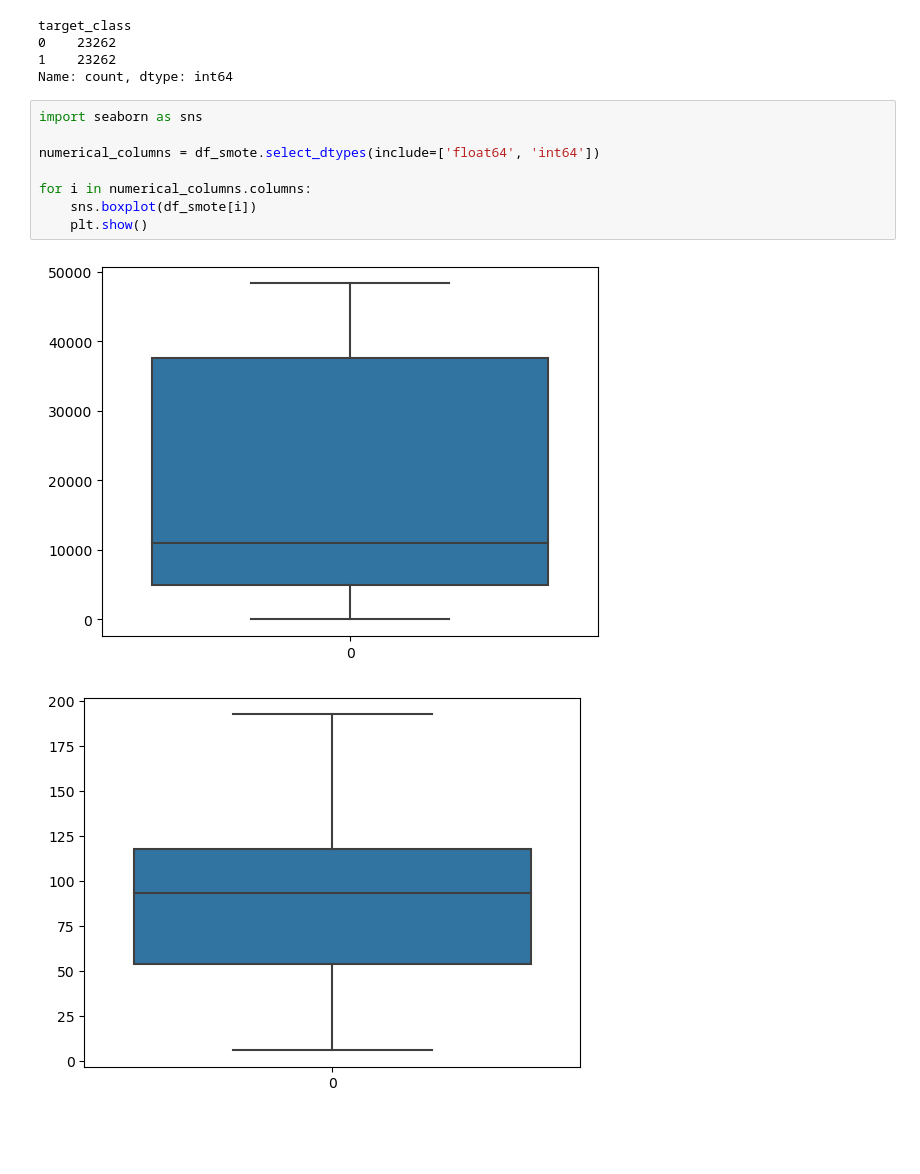
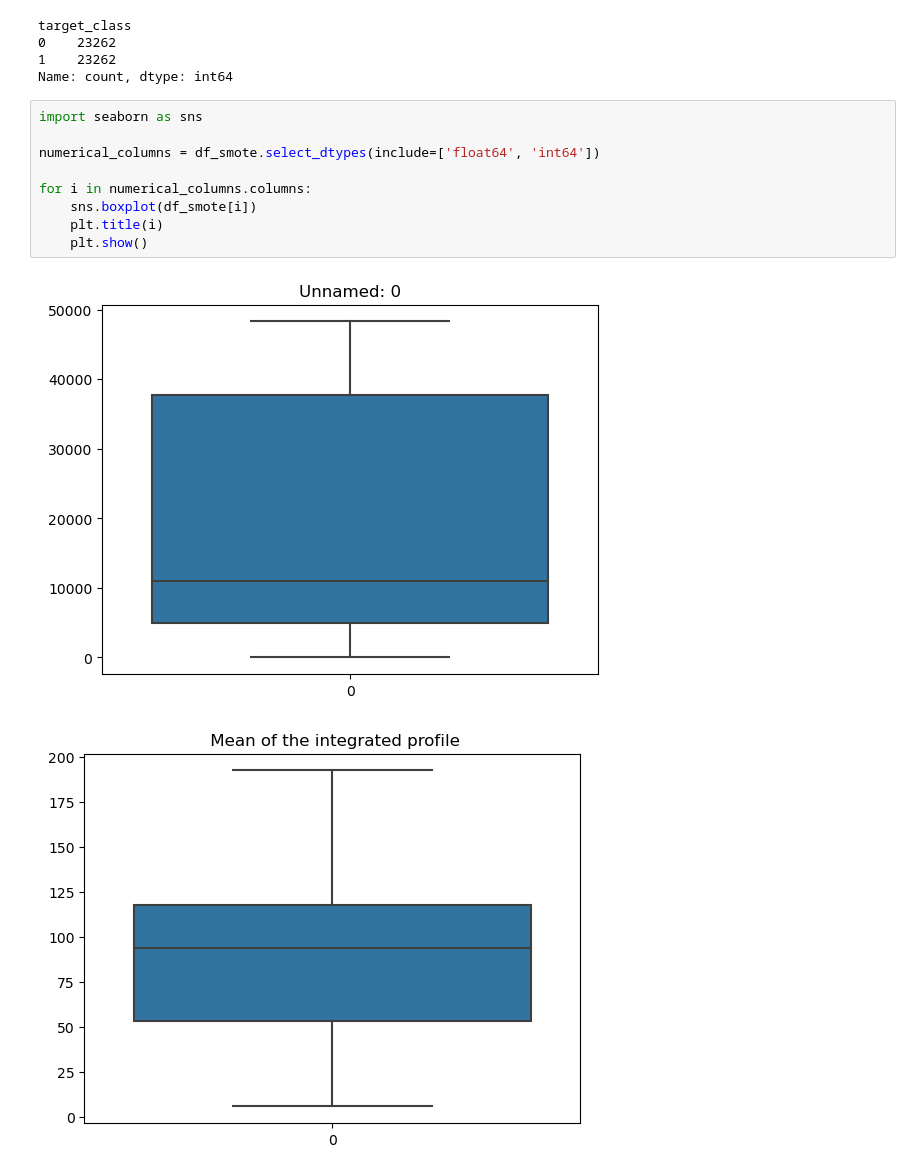
Before and after one commit to Mohamed-Moslemani/pulsar-classification, a Jupyter notebook: SMOTE.ipynb, the cells around one changed output. Drawn from its saved outputs; the diff is of its cells as text; blank space fills up the shorter version.

```diff
--- a/SMOTE.ipynb
+++ b/SMOTE.ipynb
@@ -86,11 +88,12 @@ Name: count, dtype: int64
 # %%
 import seaborn as sns
 
 numerical_columns = df_smote.select_dtypes(include=['float64', 'int64'])
 
 for i in numerical_columns.columns:
     sns.boxplot(df_smote[i])
+    plt.title(i)
     plt.show()
 # %% [output]
-[figure, old version]
+[figure, new version]
-[figure, old version]
+[figure, new version]
```
Also changed, not shown: parts of 10 cells of this notebook.
